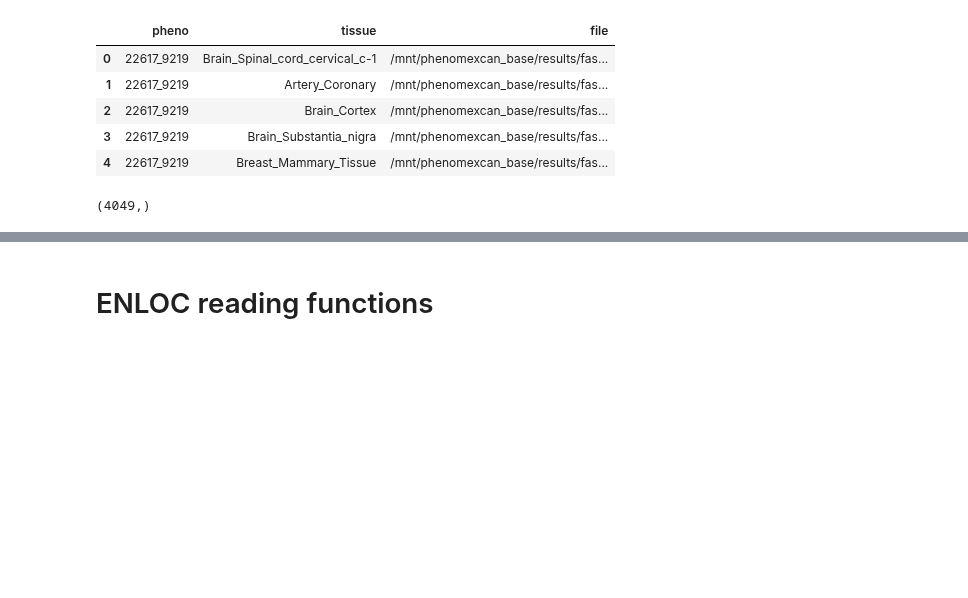
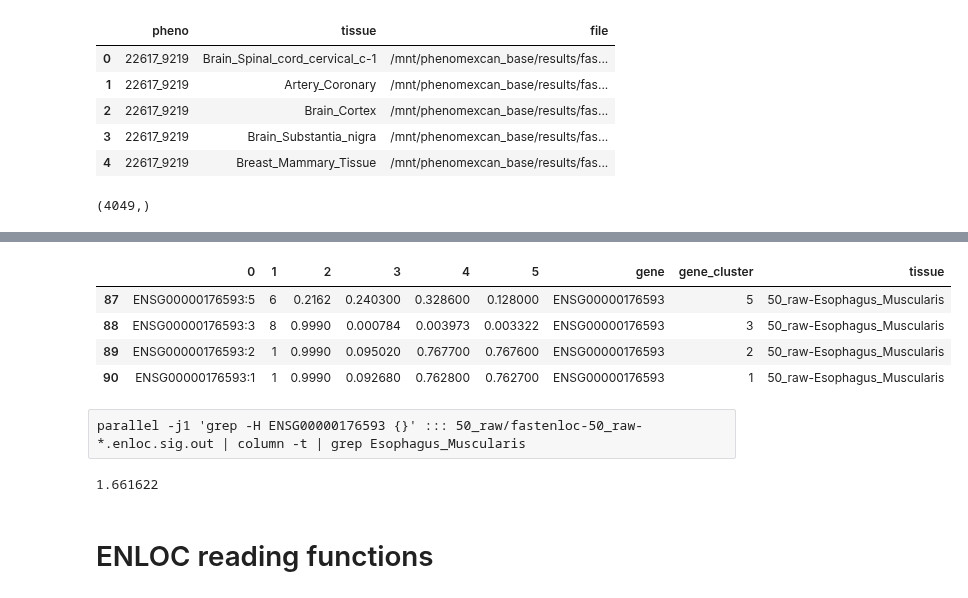
Before and after one commit to hakyimlab/phenomexcan, a Jupyter notebook: scripts/100_postprocessing/05_fastenloc.ipynb, the cells around one changed output, grey strips where cells are left out. Saved outputs shown, nothing was run; the diff lists cells and outputs as text; code cells hidden in the pictures; blank space fills up the shorter version.

```diff
--- a/scripts/100_postprocessing/05_fastenloc.ipynb
+++ b/scripts/100_postprocessing/05_fastenloc.ipynb
@@ -149,3 +267,21 @@ assert t.loc['ENSG00000116985'] == (1.124e-02 + 5.425e-07 + 1.153e-08 + 2.864e-0
+# %%
+_all_data_df[_all_data_df['tissue'] == '50_raw-Esophagus_Muscularis']
+# %% [output]
+|  | 0 | 1 | 2 | 3 | 4 | 5 | gene | gene_cluster | tissue |
+| 87 | ENSG00000176593:5 | 6 | 0.2162 | 0.240300 | 0.328600 | 0.128000 | ENSG00000176593 | 5 | 50_raw-Esophagus_Muscularis |
+| 88 | ENSG00000176593:3 | 8 | 0.9990 | 0.000784 | 0.003973 | 0.003322 | ENSG00000176593 | 3 | 50_raw-Esophagus_Muscularis |
+| 89 | ENSG00000176593:2 | 1 | 0.9990 | 0.095020 | 0.767700 | 0.767600 | ENSG00000176593 | 2 | 50_raw-Esophagus_Muscularis |
+| 90 | ENSG00000176593:1 | 1 | 0.9990 | 0.092680 | 0.762800 | 0.762700 | ENSG00000176593 | 1 | 50_raw-Esophagus_Muscularis |
+# %% [raw]
+parallel -j1 'grep -H ENSG00000176593 {}' ::: 50_raw/fastenloc-50_raw-*.enloc.sig.out | column -t | grep Esophagus_Muscularis
+# %%
+# the maximum value is in XXX
+_expected_value = 1.280e-01 + 3.322e-03 + 7.676e-01 + 7.627e-01
+
+display(_expected_value)
+assert t.loc['ENSG00000176593'] == _expected_value
+# %% [output]
+1.661622
 # %% [markdown]
 # ENLOC reading functions
 # %%
```
Also changed, not shown: parts of 38 cells of this notebook.
